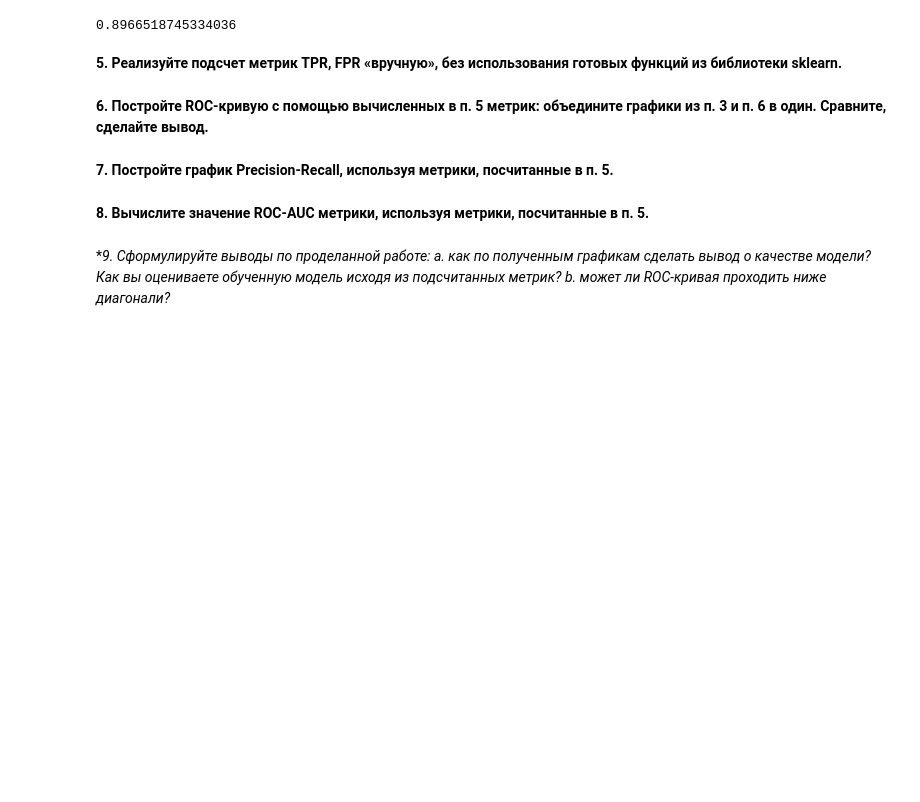
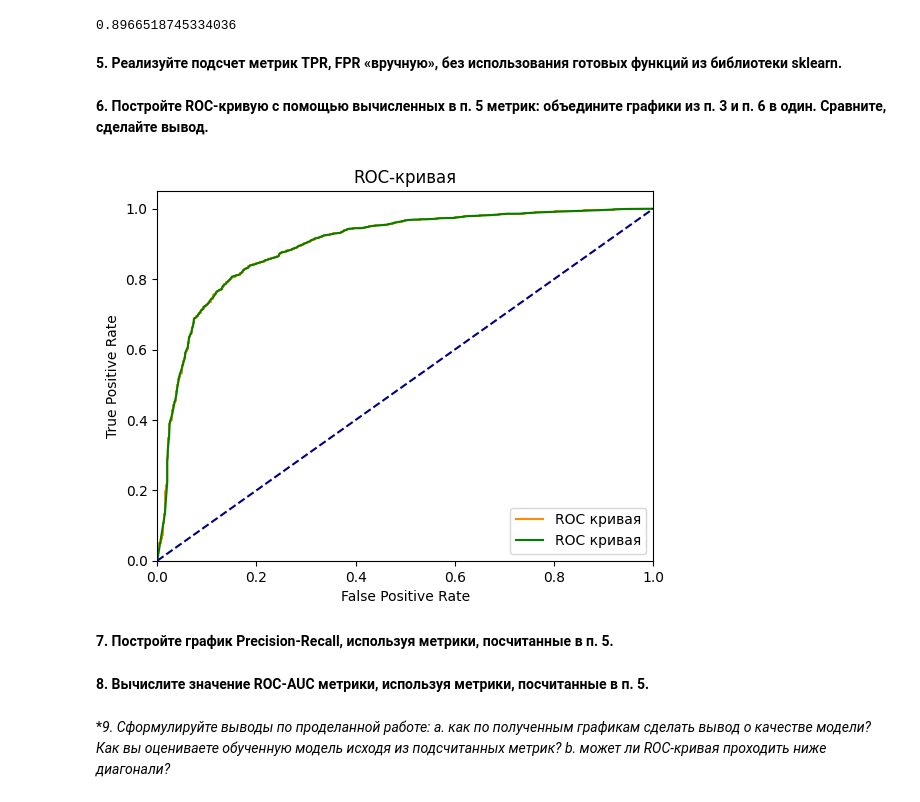
Before and after one commit to adtitovich/dsml-17, a Jupyter notebook: m3.ipynb, the cells around one changed output. Drawn from its saved outputs; the diff is of its cells as text; code cells hidden in the pictures; blank space fills up the shorter version.

```diff
--- a/m3.ipynb
+++ b/m3.ipynb
@@ -164,5 +187,33 @@ print(lr_auc)
+# %%
+# пороговые значения
+thresholds = np.linspace(0,1,100)
+
+# массивы метрик
+tpr_m = []
+fpr_m = []
+fnr_m = []
+tnr_m = []
+# %%
+# перебираем пороговые значения и получаем количество ложно и истинно положительных результатов
+for th in thresholds:
+  fp, tp, fn, tn = get_metrics(y_test, predictions[:, 1], th)
+  fpr_m.append(fp/(fp + tn))
+  tpr_m.append(tp/(tp + fn))
 # %% [markdown]
 **6. Постройте ROC-кривую с помощью вычисленных в п. 5 метрик: объедините графики из п. 3 и п. 6 в один. Сравните, сделайте вывод.**
+# %%
+plt.plot(fpr, tpr, color='darkorange', label='ROC кривая')
+plt.plot(fpr_m, tpr_m, color='green', label='ROC кривая')
+plt.plot([0, 1], [0, 1], color='navy', linestyle='--')
+plt.xlim([0.0, 1.0])
+plt.ylim([0.0, 1.05])
+plt.xlabel('False Positive Rate')
+plt.ylabel('True Positive Rate')
+plt.title('ROC-кривая')
+plt.legend(loc="lower right")
+plt.show()
+# %% [output]
+[figure, added]
 # %% [markdown]
 **7. Постройте график Precision-Recall, используя метрики, посчитанные в п. 5.**
 # %% [markdown]
```
Also changed, not shown: parts of 3 cells of this notebook.
